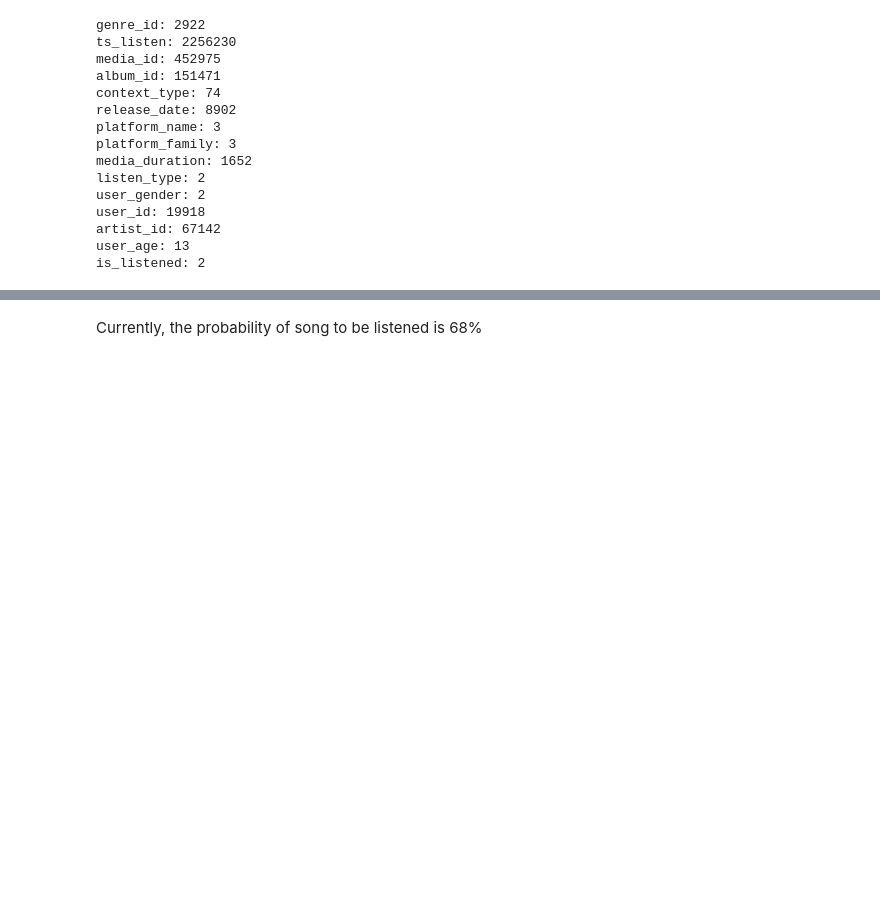
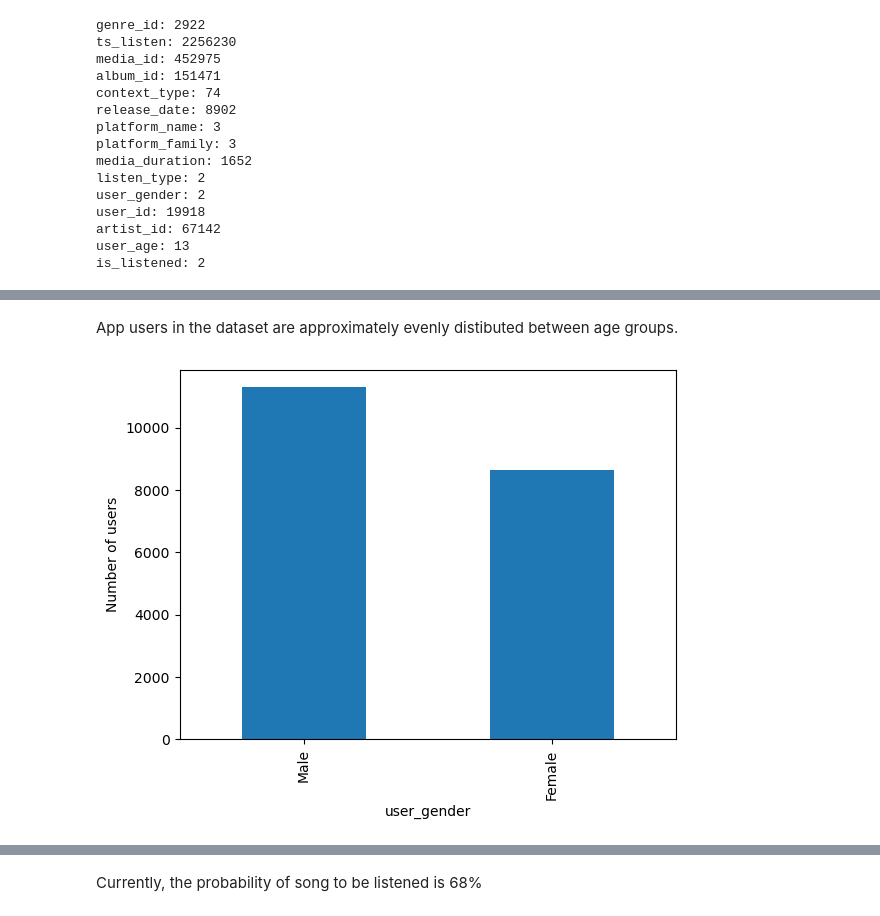
Before and after one commit to danaverdene/Recommend, a Jupyter notebook: Scripts/deezer_Dana.ipynb, the cells around one changed output, grey strips where cells are left out. Cells and saved outputs as stored; diff of their text form; code cells hidden in the pictures; blank space fills up the shorter version.

```diff
--- a/Scripts/deezer_Dana.ipynb
+++ b/Scripts/deezer_Dana.ipynb
@@ -120,0 +119,12 @@ plt.show()
+# %% [markdown]
+App users in the dataset are approximately evenly distibuted between age groups.
+# %%
+gender_counts = data_deezer[['user_id', 'user_gender']].groupby('user_gender').nunique().reset_index()
+
+# create a plot
+ax = gender_counts.plot(x = 'user_gender', y = 'user_id', kind='bar',legend = False)
+plt.ylabel('Number of users')
+ax.set_xticklabels(['Male', 'Female'])
+plt.show()
+# %% [output]
+[figure, added]
```
Also changed, not shown: parts of 33 cells of this notebook.
